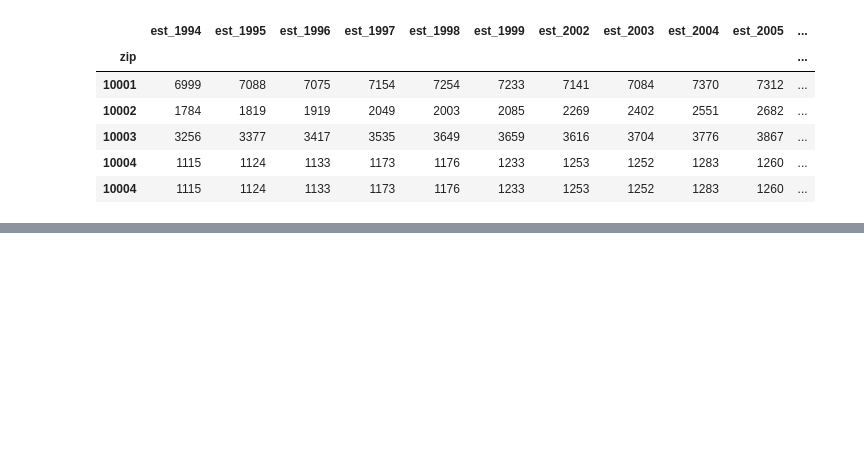
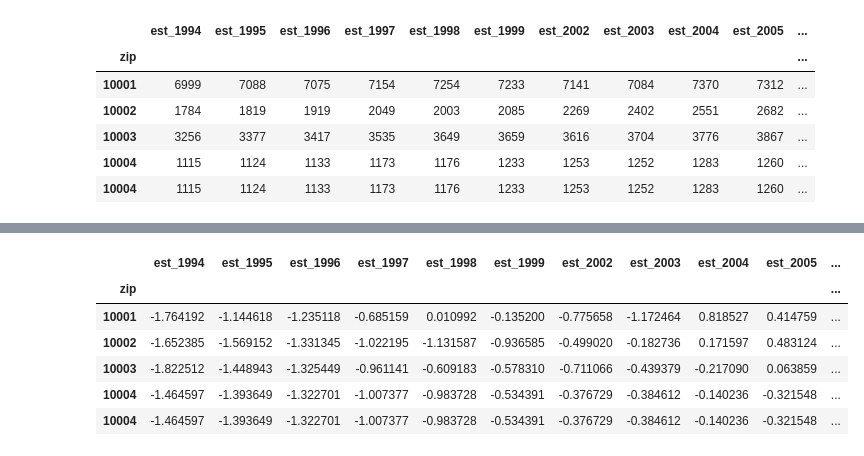
Before and after one commit to iwsstuart/PUI2016_is1480, a Jupyter notebook: HW11_is1480/Assignment2.ipynb, the cells around one changed output, grey strips where cells are left out. Drawn from its saved outputs; the diff is of its cells as text; code cells hidden in the pictures; blank space fills up the shorter version.

```diff
--- a/HW11_is1480/Assignment2.ipynb
+++ b/HW11_is1480/Assignment2.ipynb
@@ -178,0 +189,11 @@ est_zipindex.head()
+# %%
+est_zipindex = est_zipindex.div(est_zipindex.std(axis=1), axis=0)
+est_zipindex.head()
+# %% [output]
+|  | est_1994 | est_1995 | est_1996 | est_1997 | est_1998 | est_1999 | est_2002 | est_2003 | est_2004 | est_2005 | ... |
+| zip |  |  |  |  |  |  |  |  |  |  | ... |
+| 10001 | -1.764192 | -1.144618 | -1.235118 | -0.685159 | 0.010992 | -0.135200 | -0.775658 | -1.172464 | 0.818527 | 0.414759 | ... |
+| 10002 | -1.652385 | -1.569152 | -1.331345 | -1.022195 | -1.131587 | -0.936585 | -0.499020 | -0.182736 | 0.171597 | 0.483124 | ... |
+| 10003 | -1.822512 | -1.448943 | -1.325449 | -0.961141 | -0.609183 | -0.578310 | -0.711066 | -0.439379 | -0.217090 | 0.063859 | ... |
+| 10004 | -1.464597 | -1.393649 | -1.322701 | -1.007377 | -0.983728 | -0.534391 | -0.376729 | -0.384612 | -0.140236 | -0.321548 | ... |
+| 10004 | -1.464597 | -1.393649 | -1.322701 | -1.007377 | -0.983728 | -0.534391 | -0.376729 | -0.384612 | -0.140236 | -0.321548 | ... |
```
Also changed, not shown: parts of 1 cell of this notebook.
